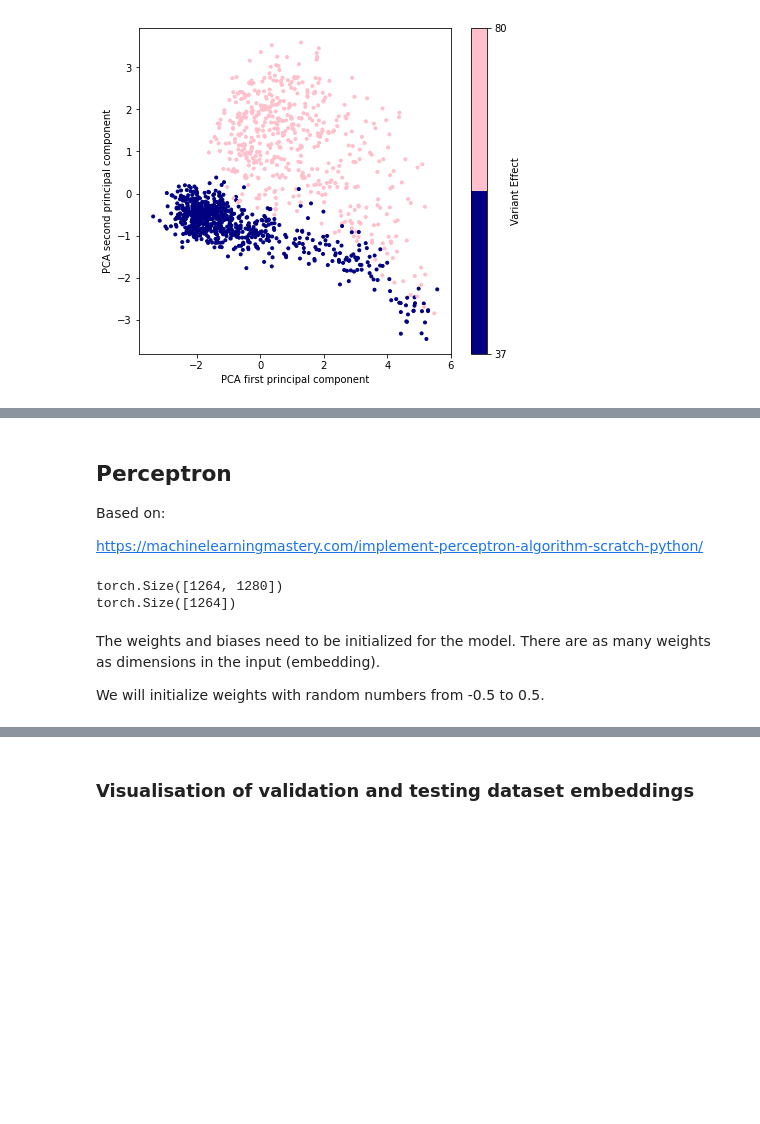
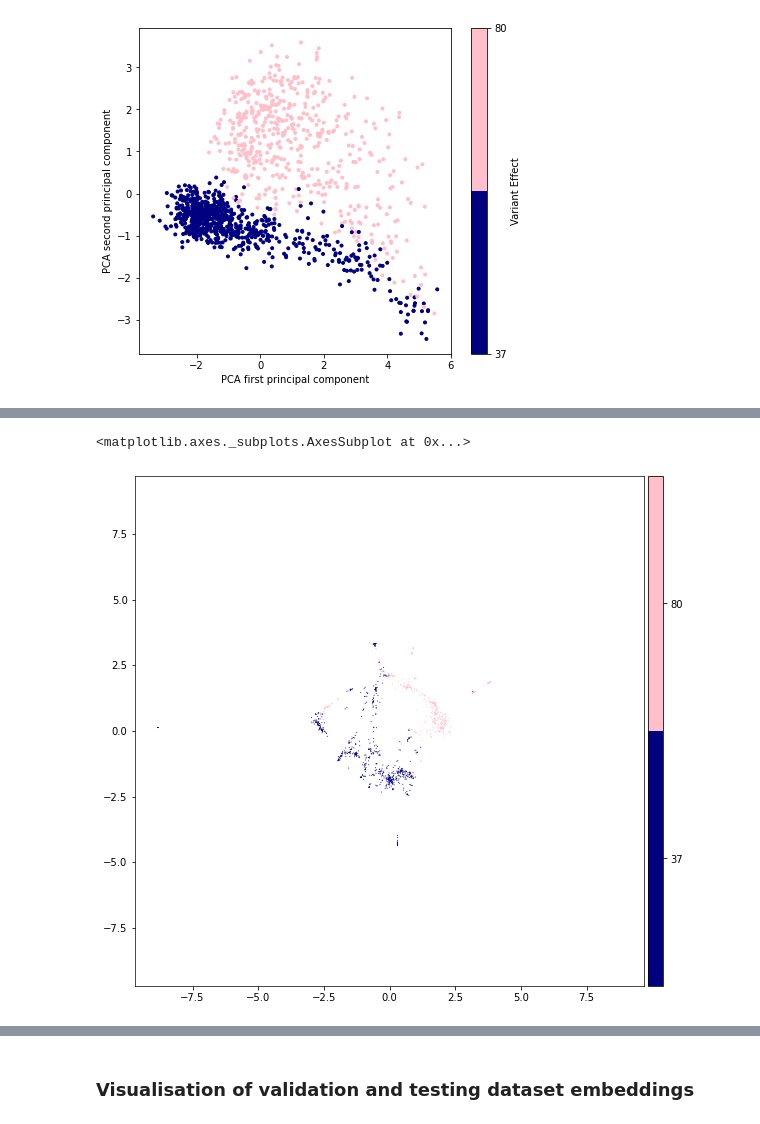
Before and after one commit to ievapudz/Course_Work, a Jupyter notebook: classificator.ipynb, the cells around one changed output, grey strips where cells are left out. Saved outputs shown, nothing was run; the diff lists cells and outputs as text; code cells hidden in the pictures; blank space fills up the shorter version.

Commit message:
Added trained perceptron and validation with validation dataset.

```diff
--- a/classificator.ipynb
+++ b/classificator.ipynb
@@ -186,7 +186,7 @@ data_filtered = {
         'FASTA_prefix': 'data/FASTA/filtered_training_',
         'CSV_prefix': 'data/CSV/filtered_training_',
         'embedding_list': './data/EMB_ESM1b/training_embeddings_sample.lst',
-        'embeddings': 'training_embeddings_sample'
+        'embeddings': '/content/drive/MyDrive/training_embeddings_sample'
     },
     'validate': {
         'X': [],
@@ -337,9 +319,9 @@ plt.savefig('training_sample_visualisation_matplotlib.png')
 # %% [output]
 [figure]
 # %%
-Xs_torch = None
+Xs_torch_train = None
 
-Xs_torch = torch.from_numpy(Xs)
+Xs_torch_train = torch.from_numpy(Xs)
 
-embedding = pymde.preserve_neighbors(Xs_torch).embed(verbose=True)
+embedding_train = pymde.preserve_neighbors(Xs_torch_train).embed(verbose=True)
 # %% [output]
@@ -361,8 +343,5 @@ Nov 23 05:10:52 PM: average distortion 0.2 | residual norm 2.5e-04
 # %%
-pymde.plot(embedding, color_by=Ys, savepath='training_sample_visualisation_PyMDE.png', color_map=custom_cmap)
+pymde.plot(embedding_train, color_by=Ys, savepath='training_sample_visualisation_PyMDE.png', color_map=custom_cmap)
+# %% [output]
+<matplotlib.axes._subplots.AxesSubplot at 0x...>
+[figure, added]
-# %% [markdown]
-## Perceptron
-
-Based on:
-
-https://machinelearningmastery.com/implement-perceptron-algorithm-scratch-python/
@@ -373,10 +347,0 @@ Ys_torch = torch.from_numpy(Ys_array)
-# %%
-print(Xs_torch.shape)
-print(Ys_torch.shape)
-# %% [output]
-torch.Size([1264, 1280])
-torch.Size([1264])
-# %% [markdown]
-The weights and biases need to be initialized for the model. There are as many weights as dimensions in the input (embedding).
-
-We will initialize weights with random numbers from -0.5 to 0.5.
```
Also changed, not shown: parts of 54 cells of this notebook.
